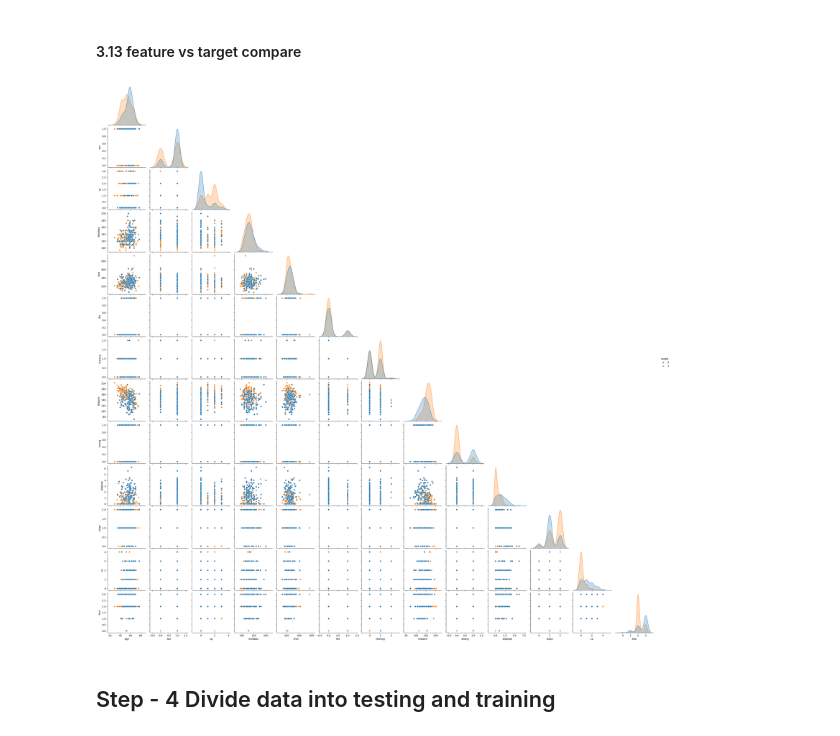
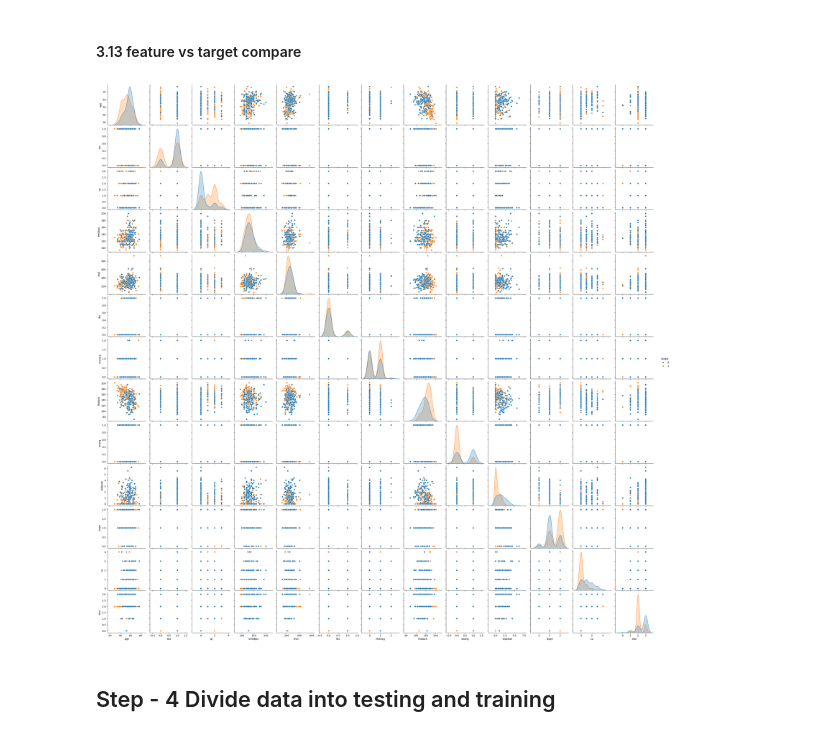
Before and after one commit to draj-codes/heart-disease, a Jupyter notebook: ml_model/heat disease.ipynb, the cells around one changed output. Saved outputs shown, nothing was run; the diff lists cells and outputs as text; code cells hidden in the pictures.

```diff
--- a/ml_model/heat disease.ipynb
+++ b/ml_model/heat disease.ipynb
@@ -232,10 +233,10 @@ plt.show()
 # %% [markdown]
 #### 3.13 feature vs target compare
 # %%
-sns.pairplot(data=df,corner=True,hue="target")
+sns.pairplot(data=df,corner=False,hue="target")
 plt.show()
 # %% [output]
-[figure, old version]
+[figure, new version]
 # %% [markdown]
 ## Step - 4 Divide data into testing and training
 # %%
```
Also changed, not shown: parts of 5 cells of this notebook.
